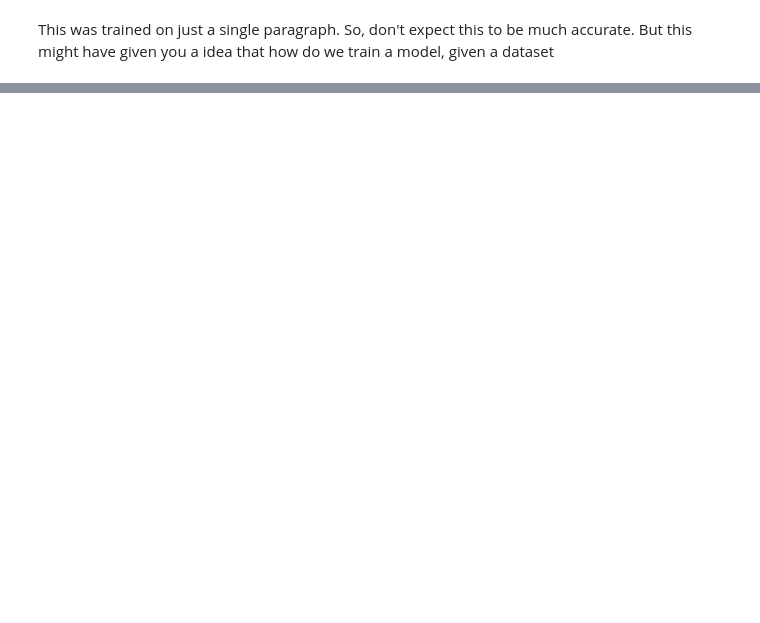
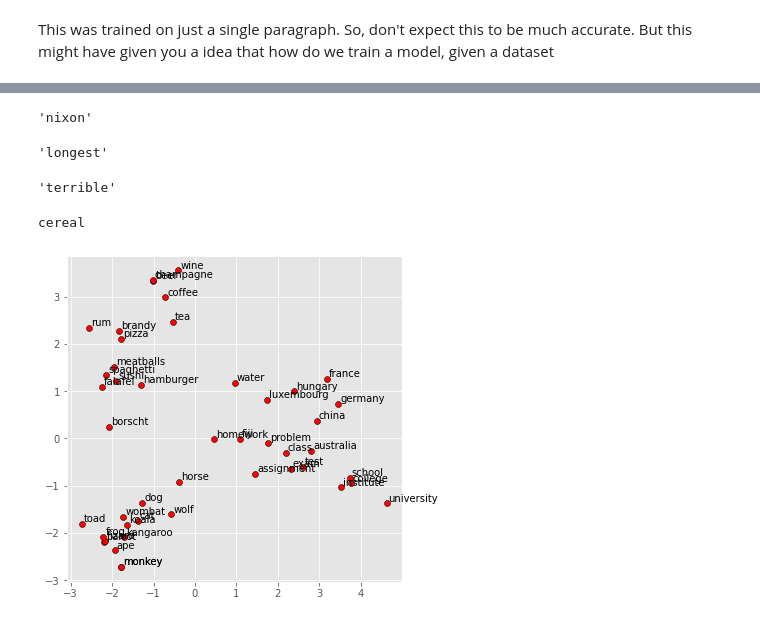
Before and after one commit to Gladiator07/Natural-Language-Processing, a Jupyter notebook: Basics/Word2vec/w2v.ipynb, the cells around one changed output, grey strips where cells are left out. Cells and saved outputs as stored; diff of their text form; code cells hidden in the pictures; blank space fills up the shorter version.

Commit message:
word2vec pretrained

```diff
--- a/Basics/Word2vec/w2v.ipynb
+++ b/Basics/Word2vec/w2v.ipynb
@@ -122,0 +219,13 @@ This was trained on just a single paragraph. So, don't expect this to be much ac
+# %%
+import numpy as np
+
+# Get the interactive Tools for Matplotlib
+%matplotlib inline
+import matplotlib.pyplot as plt
+plt.style.use('ggplot')
+
+from sklearn.decomposition import PCA
+
+from gensim.test.utils import datapath, get_tmpfile
+from gensim.models import KeyedVectors
+from gensim.scripts.glove2word2vec import glove2word2vec
@@ -122,0 +261,4 @@ This was trained on just a single paragraph. So, don't expect this to be much ac
+# %%
+glove_file = datapath('/content/glove.6B.100d.txt')
+word2vec_glove_file = get_tmpfile("glove.6B.100d.word2vec.txt")
+glove2word2vec(glove_file, word2vec_glove_file)
@@ -122,0 +267,2 @@ This was trained on just a single paragraph. So, don't expect this to be much ac
+# %%
+model = KeyedVectors.load_word2vec_format(word2vec_glove_file)
@@ -122,0 +325,43 @@ This was trained on just a single paragraph. So, don't expect this to be much ac
+# %%
+analogy('obama', 'clinton', 'reagan')
+# %% [output]
+'nixon'
+# %%
+analogy('tall', 'tallest', 'long')
+# %% [output]
+'longest'
+# %%
+analogy('good', 'fantastic', 'bad')
+# %% [output]
+'terrible'
+# %%
+print(model.doesnt_match("breakfast cereal dinner lunch".split()))
+# %% [output]
+cereal
+# %%
+def display_pca_scatterplot(model, words=None, sample=0):
+    if words == None:
+        if sample > 0:
+            words = np.random.choice(list(model.vocab.keys()), sample)
+        else:
+            words = [ word for word in model.vocab ]
+
+    word_vectors = np.array([model[w] for w in words])
+
+    twodim = PCA().fit_transform(word_vectors)[:,:2]
+
+    plt.figure(figsize=(6,6))
+    plt.scatter(twodim[:,0], twodim[:,1], edgecolors='k', c='r')
+    for word, (x,y) in zip(words, twodim):
+        plt.text(x+0.05, y+0.05, word)
+# %%
+display_pca_scatterplot(model,
+                        ['coffee', 'tea', 'beer', 'wine', 'brandy', 'rum', 'champagne', 'water',
+                         'spaghetti', 'borscht', 'hamburger', 'pizza', 'falafel', 'sushi', 'meatballs',
+                         'dog', 'horse', 'cat', 'monkey', 'parrot', 'koala', 'lizard',
+                         'frog', 'toad', 'monkey', 'ape', 'kangaroo', 'wombat', 'wolf',
+                         'france', 'germany', 'hungary', 'luxembourg', 'australia', 'fiji', 'china',
+                         'homework', 'assignment', 'problem', 'exam', 'test', 'class',
+                         'school', 'college', 'university', 'institute'])
+# %% [output]
+[figure, added]
```
Also changed, not shown: parts of 29 cells of this notebook.
